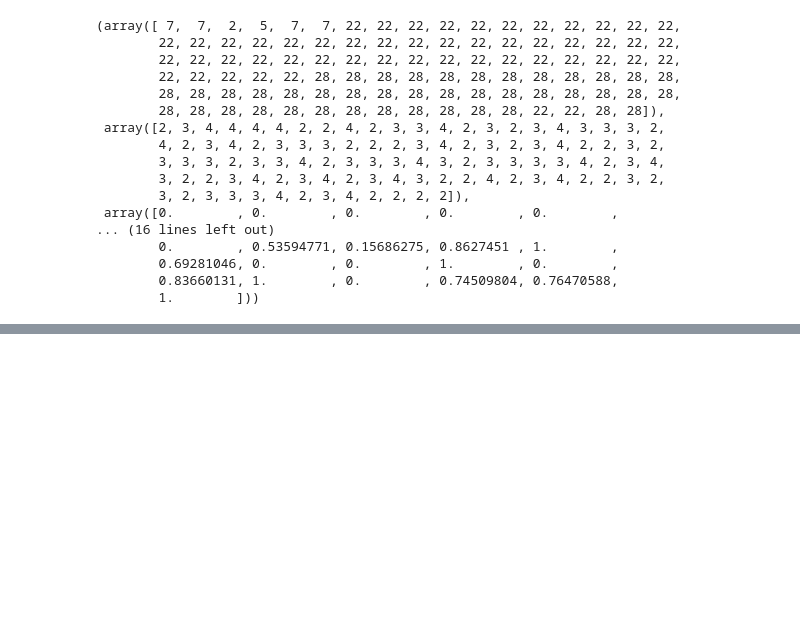
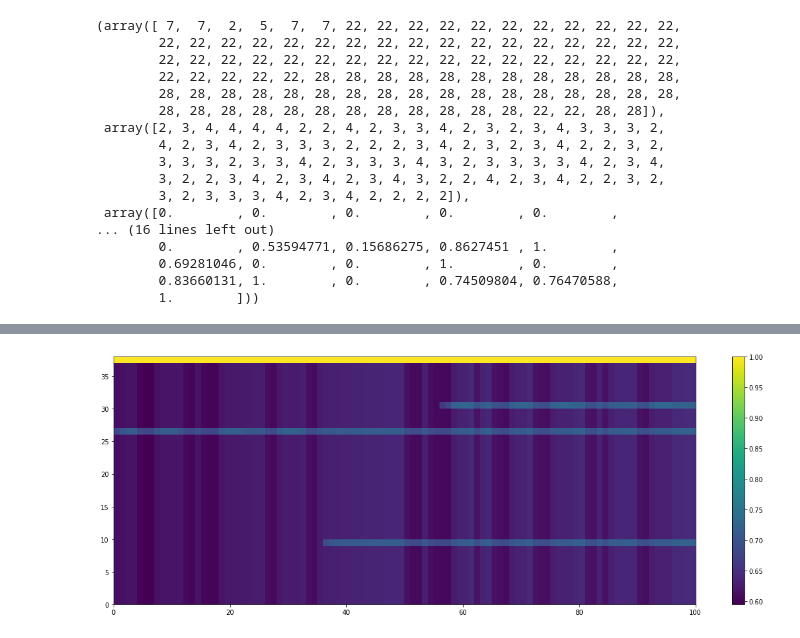
Before and after one commit to Wonriedu/ai-user-modeling, a Jupyter notebook: result_analysis.ipynb, the cells around one changed output, grey strips where cells are left out. Drawn from its saved outputs; the diff is of its cells as text; code cells hidden in the pictures; blank space fills up the shorter version.

```diff
--- a/result_analysis.ipynb
+++ b/result_analysis.ipynb
@@ -132,0 +140,12 @@ plt.show()
+# %%
+plt.figure(figsize=[20, 7], facecolor="white")
+temp = np.concatenate([CQ_seq.T, r_seq], axis=0)
+plt.pcolormesh(temp)
+plt.colorbar()
+plt.show()
+
+# plt.figure(figsize=[15, 0.5], facecolor="white")
+# plt.pcolormesh(r_seq)
+# plt.show()
+# %% [output]
+[figure, added]
```
Also changed, not shown: parts of 5 cells of this notebook, 5 other files.
